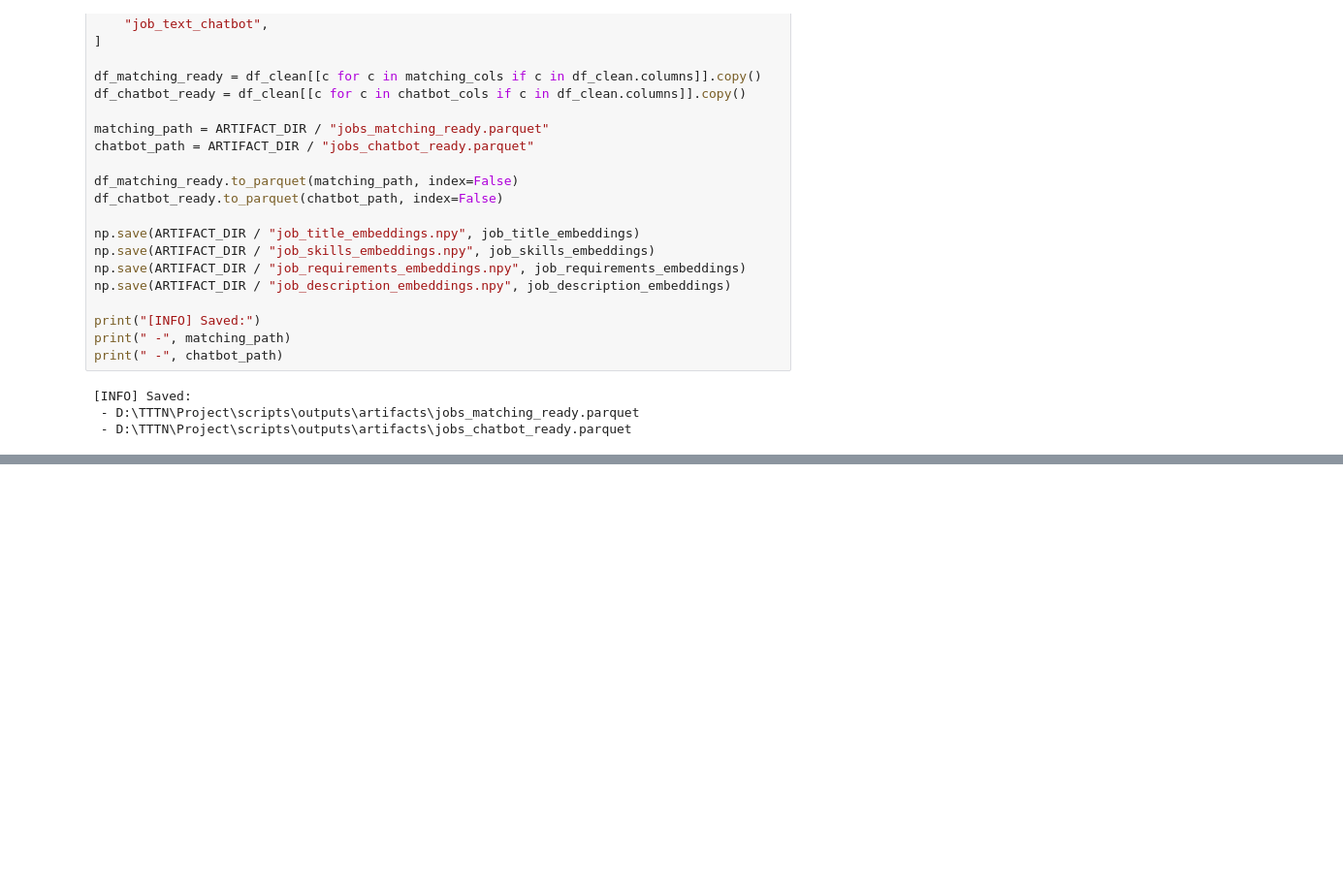
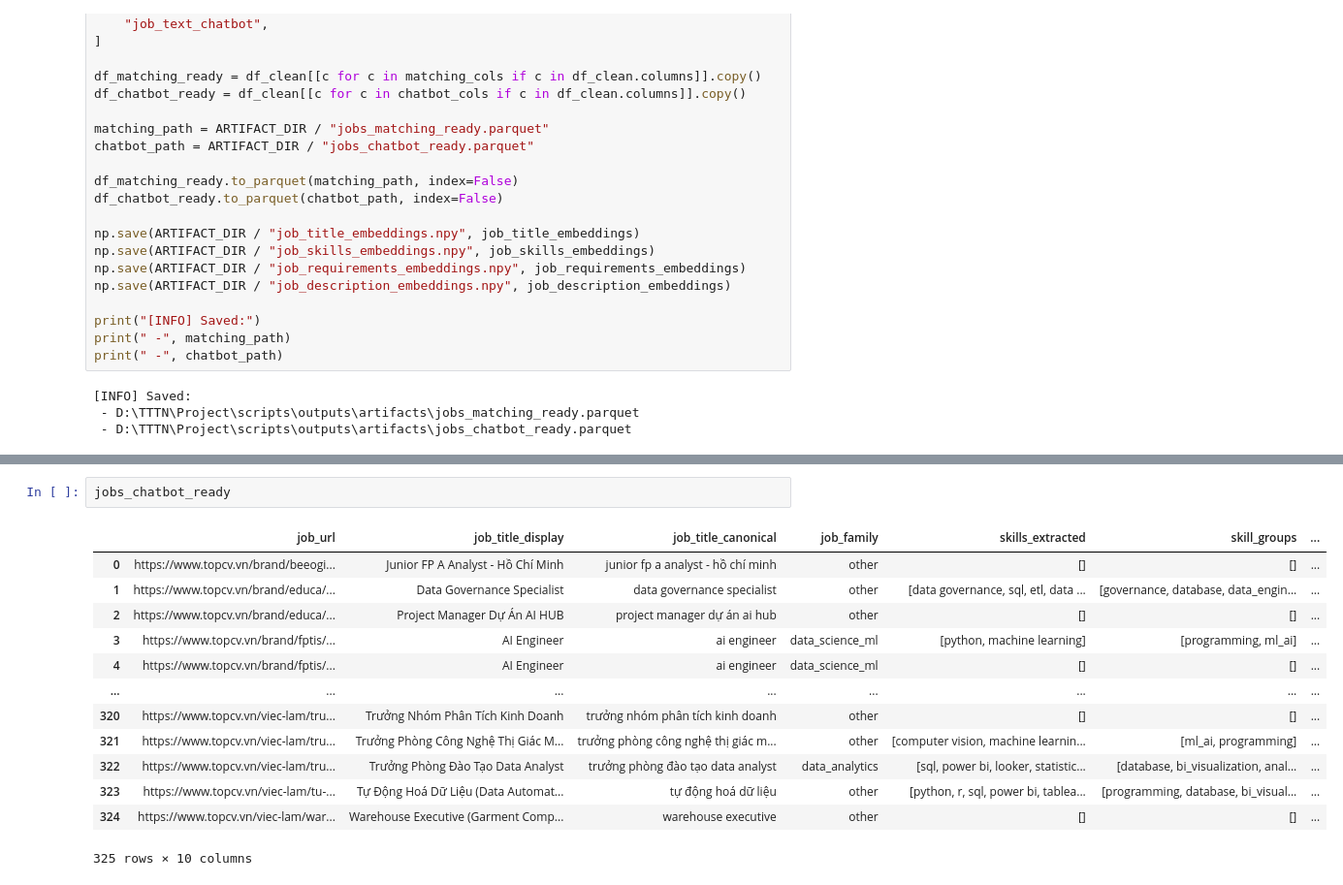
Before and after one commit to Manhthinh/Chatbot_newv1.2, a Jupyter notebook: preprocess/preprocessing copy 3.ipynb, the cells around one changed output, grey strips where cells are left out. Shown at 97% size. Saved outputs shown, nothing was run; the diff lists cells and outputs as text; blank space fills up the shorter version.

```diff
--- a/scripts/preprocessing copy 3.ipynb
+++ b/preprocess/preprocessing copy 3.ipynb
@@ -1950,0 +1986,16 @@ print(" -", chatbot_path)
+# %%
+jobs_chatbot_ready
+# %% [output]
+|  | job_url | job_title_display | job_title_canonical | job_family | skills_extracted | skill_groups | ... |
+| 0 | https://www.topcv.vn/brand/beeogi... | Junior FP A Analyst - Hồ Chí Minh | junior fp a analyst - hồ chí minh | other | [] | [] | ... |
+| 1 | https://www.topcv.vn/brand/educa/... | Data Governance Specialist | data governance specialist | other | [data governance, sql, etl, data ... | [governance, database, data_engin... | ... |
+| 2 | https://www.topcv.vn/brand/educa/... | Project Manager Dự Án AI HUB | project manager dự án ai hub | other | [] | [] | ... |
+| 3 | https://www.topcv.vn/brand/fptis/... | AI Engineer | ai engineer | data_science_ml | [python, machine learning] | [programming, ml_ai] | ... |
+| 4 | https://www.topcv.vn/brand/fptis/... | AI Engineer | ai engineer | data_science_ml | [] | [] | ... |
+| ... | ... | ... | ... | ... | ... | ... | ... |
+| 320 | https://www.topcv.vn/viec-lam/tru... | Trưởng Nhóm Phân Tích Kinh Doanh | trưởng nhóm phân tích kinh doanh | other | [] | [] | ... |
+| 321 | https://www.topcv.vn/viec-lam/tru... | Trưởng Phòng Công Nghệ Thị Giác M... | trưởng phòng công nghệ thị giác m... | other | [computer vision, machine learnin... | [ml_ai, programming] | ... |
+| 322 | https://www.topcv.vn/viec-lam/tru... | Trưởng Phòng Đào Tạo Data Analyst | trưởng phòng đào tạo data analyst | data_analytics | [sql, power bi, looker, statistic... | [database, bi_visualization, anal... | ... |
+| 323 | https://www.topcv.vn/viec-lam/tu-... | Tự Động Hoá Dữ Liệu (Data Automat... | tự động hoá dữ liệu | other | [python, r, sql, power bi, tablea... | [programming, database, bi_visual... | ... |
+| 324 | https://www.topcv.vn/viec-lam/war... | Warehouse Executive (Garment Comp... | warehouse executive | other | [] | [] | ... |
+325 rows × 10 columns
```
Also changed, not shown: parts of 5 cells of this notebook, 20 other files.
